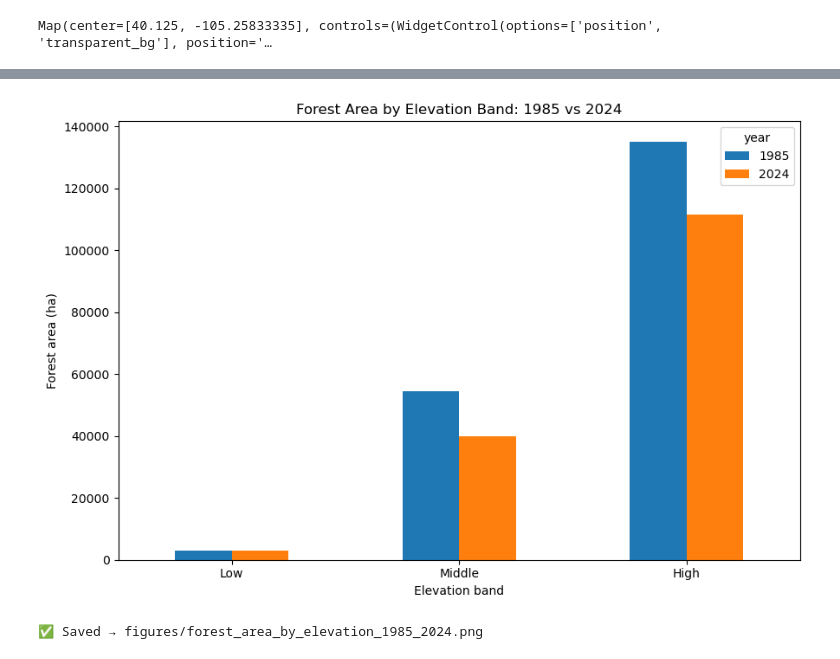
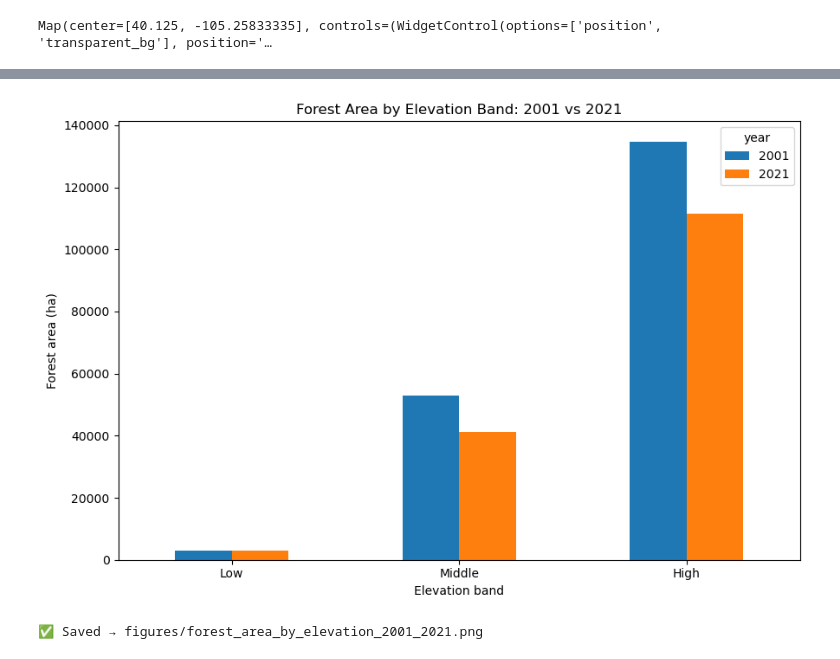
Before and after one commit to xinranzhou2059/front-range-forest-change, a Jupyter notebook: tutorials/sick_project.ipynb, the cells around one changed output, grey strips where cells are left out. Saved outputs shown, nothing was run; the diff lists cells and outputs as text; code cells hidden in the pictures.

```diff
--- a/tutorials/sick_project.ipynb
+++ b/tutorials/sick_project.ipynb
@@ -142,15 +142,15 @@ annual_nlcd = ee.ImageCollection(
     'projects/sat-io/open-datasets/USGS/ANNUAL_NLCD/LANDCOVER'
 ) # 加载 Annual NLCD land cover 数据集
 
-nlcd_2024 = (
+nlcd_2021 = (
     annual_nlcd
-    .filter(ee.Filter.eq('year', 2024))
+    .filter(ee.Filter.eq('year', 2021))
     .first()
     .clip(study_area)
-) # 选择 2024 年 NLCD，并裁剪到研究区
+) # 选择 2021 年 NLCD，并裁剪到研究区
 
-forest_2024 = (
-    nlcd_2024
+forest_2021 = (
+    nlcd_2021
     .remap([41, 42, 43], [1, 1, 1], 0)
     .rename('forest')
 ) # 提取森林类别
@@ -161,7 +161,7 @@ def forest_area_by_band(band_name, low, high): # 输入一个高程带名称、
     elev_mask = dem.gte(low).And(dem.lt(high)) # 创建高程 mask
 
     forest_area = ( # 计算森林面积
-        forest_2024
+        forest_2021
         .eq(1)
         .And(elev_mask)
         .multiply(pixel_area_ha)
@@ -229,5 +229,5 @@ print("✅ Saved → figures/forest_area_by_elevation_2024.png")
 # %%
-# Compare forest area by elevation band between 1985 and 2024
+# Compare forest area by elevation band between 2001 and 2021
 
 def get_nlcd_year(year):
     """Load Annual NLCD land cover image for a given year."""
@@ -279,7 +279,7 @@ def forest_area_by_band_for_year(year, band_name, low, high): # 计算某一年
 
 
 # Define years and elevation bands
-years = [1985, 2024] # 定义要比较的年份和高程带
+years = [2001, 2021] # 定义要比较的年份和高程带
 
 bands = [
     ('Low', 1480, 1800),
@@ -319,29 +319,29 @@ forest_change_df
 # %%
-# Plot forest area by elevation band for 1985 and 2024
+# Plot forest area by elevation band for 2001 and 2021
 
 forest_change_df = forest_change_df.sort_values(['elev_low_m', 'year'])
 
 pivot_df = forest_change_df.pivot( # 原来的长表转换成适合画分组柱状图的宽表
     index='elevation_band',
     columns='year',
     values='forest_area_ha'
 )
 
 # Reorder elevation bands
 pivot_df = pivot_df.loc[['Low', 'Middle', 'High']]
 
 pivot_df.plot(kind='bar', figsize=(9, 6)) # 画分组柱状图
 
 plt.xlabel('Elevation band')
 plt.ylabel('Forest area (ha)')
-plt.title('Forest Area by Elevation Band: 1985 vs 2024')
+plt.title('Forest Area by Elevation Band: 2001 vs 2021')
 plt.xticks(rotation=0)
 plt.tight_layout()
-plt.savefig('figures/forest_area_by_elevation_1985_2024.png', dpi=300, bbox_inches='tight')
+plt.savefig('figures/forest_area_by_elevation_2001_2021.png', dpi=300, bbox_inches='tight')
 plt.show()
 
-print("✅ Saved → figures/forest_area_by_elevation_1985_2024.png")
+print("✅ Saved → figures/forest_area_by_elevation_2001_2021.png")
 # %% [output]
-[figure, old version]
+[figure, new version]
-✅ Saved → figures/forest_area_by_elevation_1985_2024.png
+✅ Saved → figures/forest_area_by_elevation_2001_2021.png
 # %%
```
Also changed, not shown: parts of 6 cells of this notebook, 2 other files.
